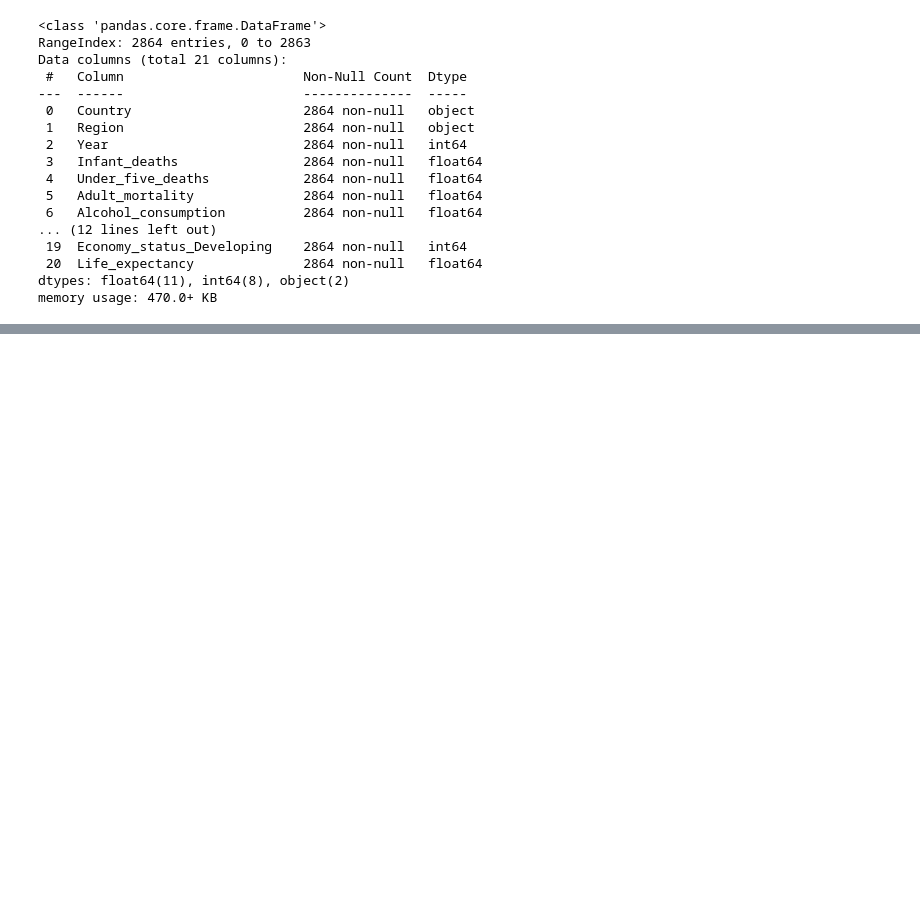
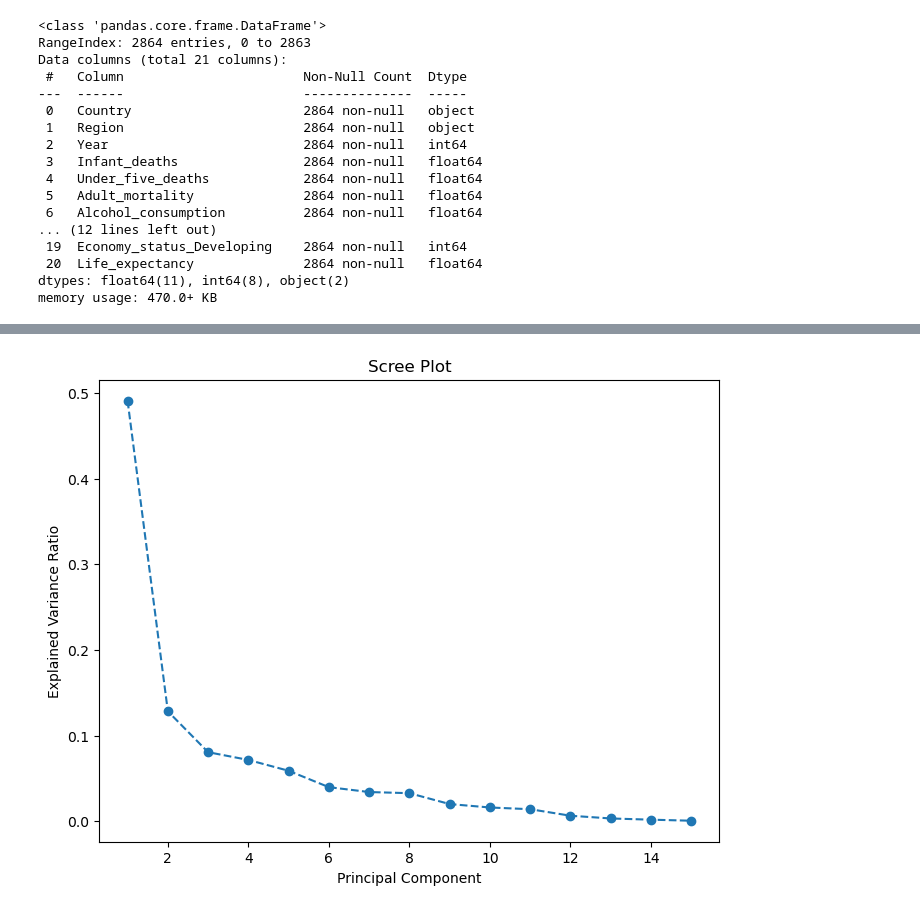
Before and after one commit to anj1704/Electrical-Grid-Stability-Simulated-Data-Analysis, a Jupyter notebook: processing.ipynb, the cells around one changed output, grey strips where cells are left out. Drawn from its saved outputs; the diff is of its cells as text; code cells hidden in the pictures; blank space fills up the shorter version.

```diff
--- a/processing.ipynb
+++ b/processing.ipynb
@@ -81,0 +126,31 @@ df.drop(['Country', 'Region', 'Year', 'Economy_status_Developed', 'Economy_statu
+# %%
+# Splitting the data into features and target
+
+X = df.drop('Life_expectancy', axis=1)
+y = df['Life_expectancy']
+
+X_train, X_test, y_train, y_test = train_test_split(X, y, test_size=0.2, random_state=42)
+# %%
+# Scaling and applying PCA
+
+scaler = StandardScaler()
+X_train_scaled = scaler.fit_transform(X_train)
+X_test_scaled = scaler.transform(X_test)
+
+# pca = PCA(n_components=3)
+pca = PCA()
+X_train_pca = pca.fit_transform(X_train_scaled)
+X_test_pca = pca.transform(X_test_scaled)
+# %%
+# Explained variance ratio (how much variance each principal component explains)
+explained_variance = pca.explained_variance_ratio_
+
+# Plot scree plot
+plt.figure(figsize=(8, 6))
+plt.plot(range(1, len(explained_variance) + 1), explained_variance, marker='o', linestyle='--')
+plt.title('Scree Plot')
+plt.xlabel('Principal Component')
+plt.ylabel('Explained Variance Ratio')
+plt.show()
+# %% [output]
+[figure, added]
```
Also changed, not shown: parts of 9 cells of this notebook.
